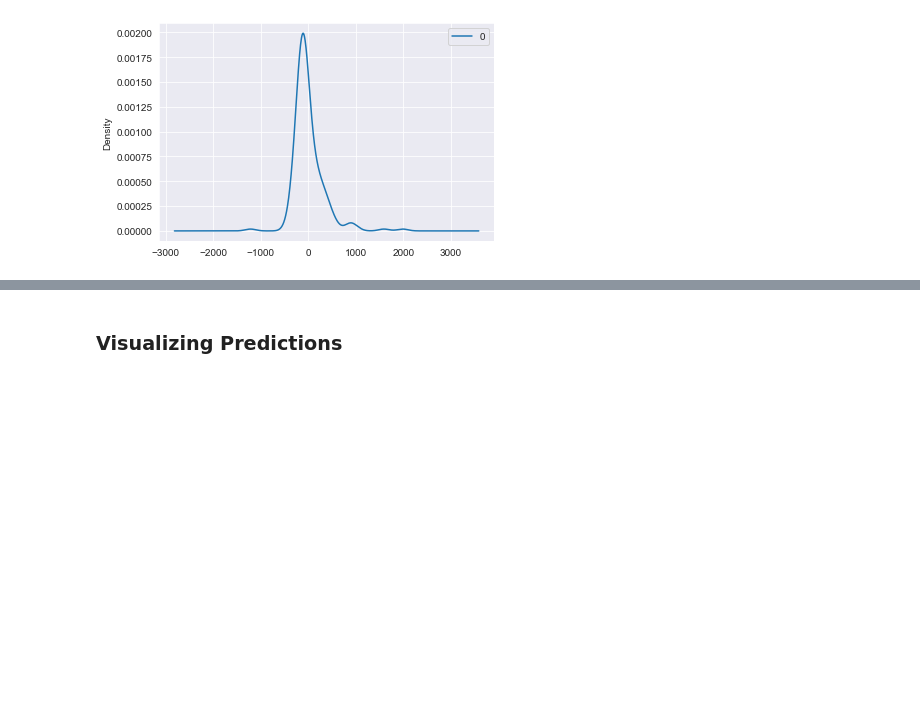
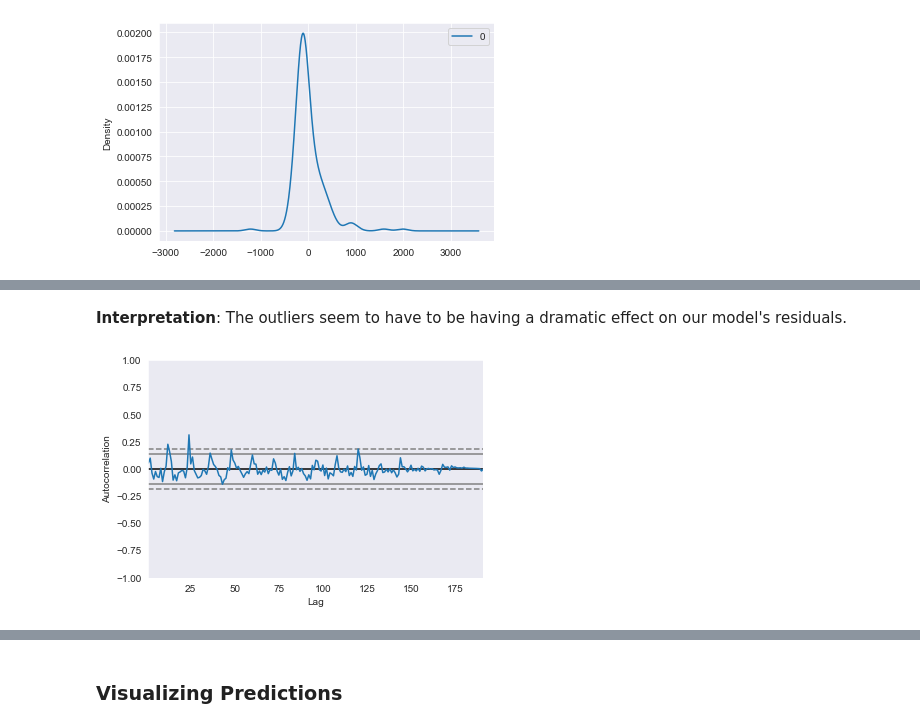
Before and after one commit to abrahamlewis4867/GA-Capstone-Project, a Jupyter notebook: code/Arima.ipynb, the cells around one changed output, grey strips where cells are left out. Cells and saved outputs as stored; diff of their text form; code cells hidden in the pictures; blank space fills up the shorter version.

```diff
--- a/code/Arima.ipynb
+++ b/code/Arima.ipynb
@@ -227,0 +275,6 @@ max    1983.441184
+# %% [markdown]
+**Interpretation**:  The outliers seem to have to be having a dramatic effect on our model's residuals.
+# %%
+autocorrelation_plot(residuals);
+# %% [output]
+[figure, added]
```
Also changed, not shown: parts of 52 cells of this notebook.
